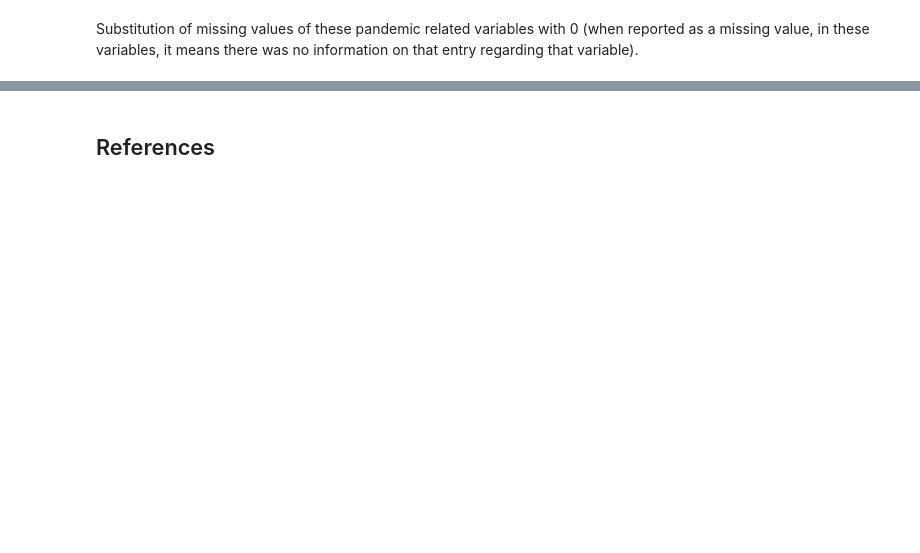
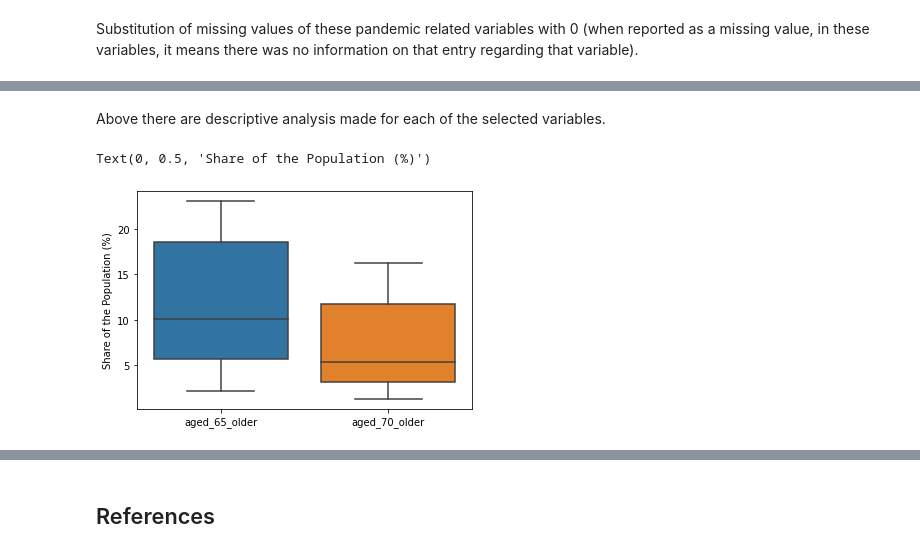
Before and after one commit to martinsM17/Covid19_Testing_Data, a Jupyter notebook: pipeline_analysis.ipynb, the cells around one changed output, grey strips where cells are left out. Saved outputs shown, nothing was run; the diff lists cells and outputs as text; code cells hidden in the pictures; blank space fills up the shorter version.

```diff
--- a/pipeline_analysis.ipynb
+++ b/pipeline_analysis.ipynb
@@ -61,7 +65,9 @@ data_imported.columns
 data_imported = data_imported.drop(columns = ['cardiovasc_death_rate',
                                               'diabetes_prevalence',
                                               'female_smokers',
-                                              'male_smokers'])
+                                              'male_smokers',
+                                              'total_vaccinations',
+                                              'total_vaccinations_per_hundred'])
 
 print('Shape:\t', data_imported.shape, '\n')
 # %% [output]
@@ -190,0 +244,5 @@ Substitution of missing values of these pandemic related variables with 0 (when
+# %%
+print(screened_data.shape)
+screened_data = screened_data.drop(columns = ['handwashing_facilities'])
+screened_data = screened_data.dropna(axis = 0)
+print(screened_data.shape)
@@ -190,0 +276,9 @@ Substitution of missing values of these pandemic related variables with 0 (when
+# %% [markdown]
+Above there are descriptive analysis made for each of the selected variables.
+# %%
+fig, axes = plt.subplots(1, 1, sharex = True)
+sns.boxplot(data = screened_data[['iso_code', 'aged_65_older','aged_70_older']].drop_duplicates(subset=['iso_code']))
+axes.set_ylabel('Share of the Population (%)')
+# %% [output]
+Text(0, 0.5, 'Share of the Population (%)')
+[figure, added]
```
Also changed, not shown: parts of 48 cells of this notebook.
